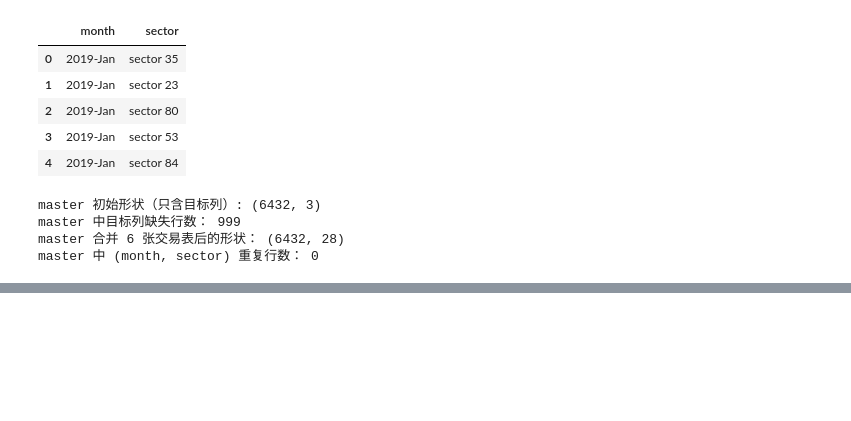
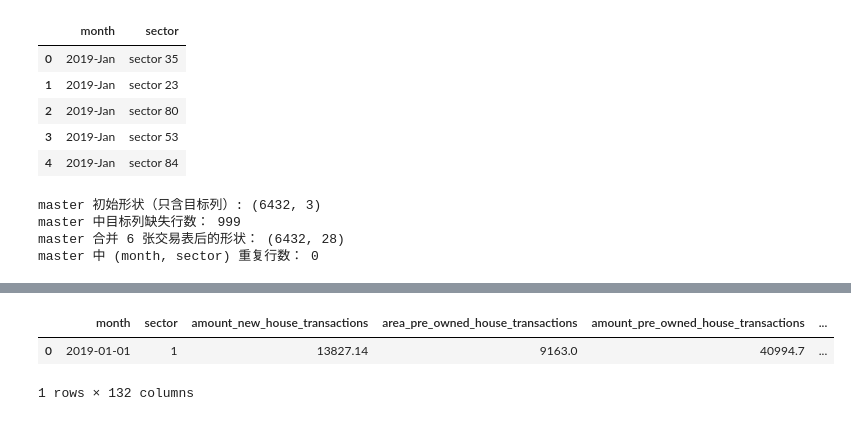
Before and after one commit to fonction-positive/HoML, a Jupyter notebook: RealEstateDemandPrediction/Preprocess.ipynb, the cells around one changed output, grey strips where cells are left out. Saved outputs shown, nothing was run; the diff lists cells and outputs as text; code cells hidden in the pictures; blank space fills up the shorter version.

```diff
--- a/RealEstateDemandPrediction/Preprocess.ipynb
+++ b/RealEstateDemandPrediction/Preprocess.ipynb
@@ -338,0 +475,6 @@ memory usage: 691.9+ MB
+# %%
+df[(df["month"] == pd.Timestamp("2019-01-01")) & (df["sector"] == 1)]
+# %% [output]
+|  | month | sector | amount_new_house_transactions | area_pre_owned_house_transactions | amount_pre_owned_house_transactions | ... |
+| 0 | 2019-01-01 | 1 | 13827.14 | 9163.0 | 40994.7 | ... |
+1 rows × 132 columns
```
Also changed, not shown: parts of 10 cells of this notebook.
